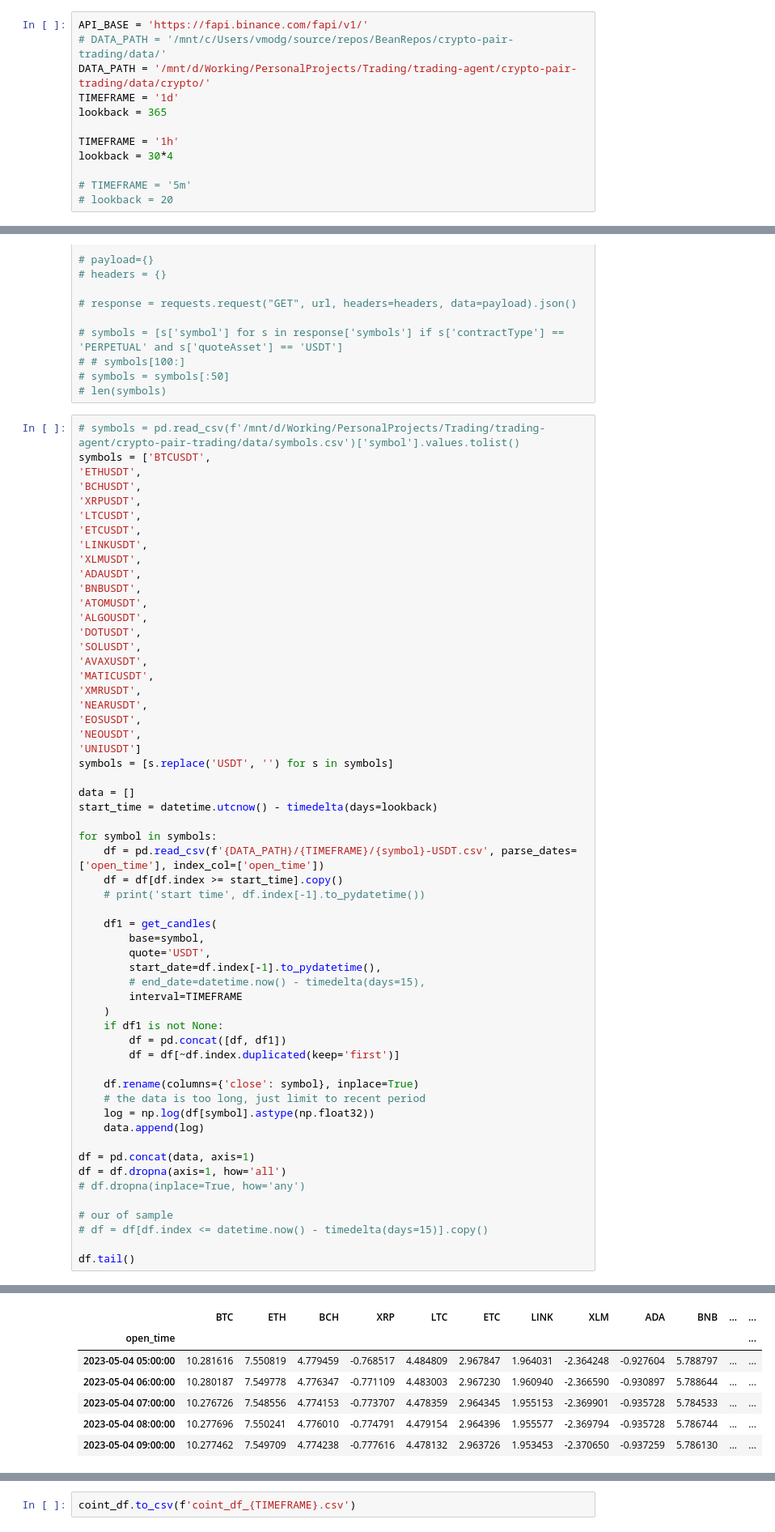
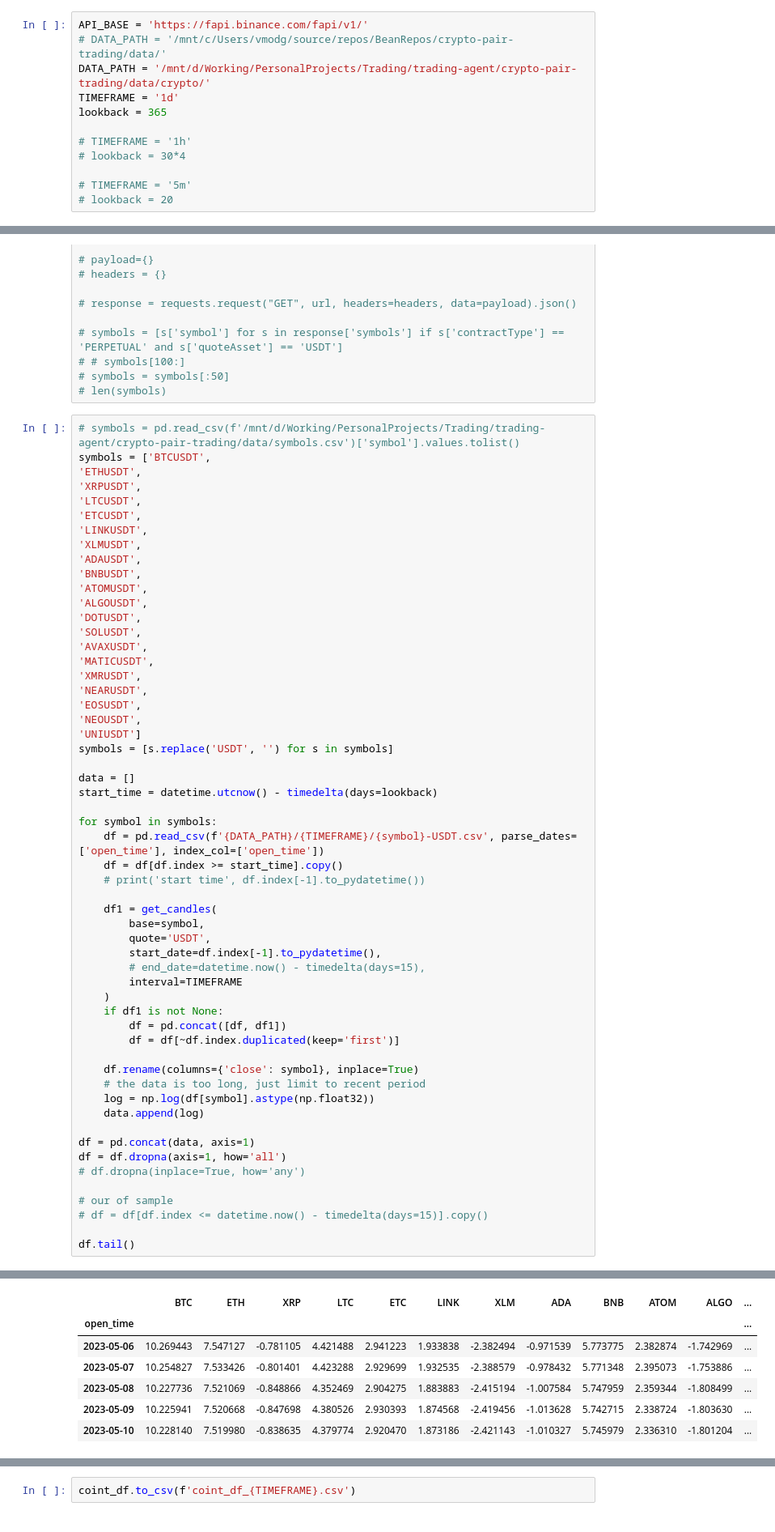
Before and after one commit to beannguyen/crypto-pair-trading, a Jupyter notebook: src/research/Live Test Crypto Pair Trading with Johansen Test.ipynb, the cells around one changed output, grey strips where cells are left out. Shown at 81% size. Cells and saved outputs as stored; diff of their text form.

```diff
--- a/src/research/Live Test Crypto Pair Trading with Johansen Test.ipynb
+++ b/src/research/Live Test Crypto Pair Trading with Johansen Test.ipynb
@@ -26,8 +26,8 @@ DATA_PATH = '/mnt/d/Working/PersonalProjects/Trading/trading-agent/crypto-pair-t
 TIMEFRAME = '1d'
 lookback = 365
 
-TIMEFRAME = '1h'
-lookback = 30*4
+# TIMEFRAME = '1h'
+# lookback = 30*4
 
 # TIMEFRAME = '5m'
 # lookback = 20
@@ -158,7 +158,6 @@ def get_candles(base, quote, start_date: datetime, end_date=None, interval='1m')
 # symbols = pd.read_csv(f'/mnt/d/Working/PersonalProjects/Trading/trading-agent/crypto-pair-trading/data/symbols.csv')['symbol'].values.tolist()
 symbols = ['BTCUSDT',
 'ETHUSDT',
-'BCHUSDT',
 'XRPUSDT',
 'LTCUSDT',
 'ETCUSDT',
@@ -216,7 +215,7 @@ df.tail()
-|  | BTC | ETH | BCH | XRP | LTC | ETC | LINK | XLM | ADA | BNB | ... | ... |
+|  | BTC | ETH | XRP | LTC | ETC | LINK | XLM | ADA | BNB | ATOM | ALGO | ... |
 | open_time |  |  |  |  |  |  |  |  |  |  |  | ... |
-| 2023-05-04 05:00:00 | 10.281616 | 7.550819 | 4.779459 | -0.768517 | 4.484809 | 2.967847 | 1.964031 | -2.364248 | -0.927604 | 5.788797 | ... | ... |
-| 2023-05-04 06:00:00 | 10.280187 | 7.549778 | 4.776347 | -0.771109 | 4.483003 | 2.967230 | 1.960940 | -2.366590 | -0.930897 | 5.788644 | ... | ... |
-| 2023-05-04 07:00:00 | 10.276726 | 7.548556 | 4.774153 | -0.773707 | 4.478359 | 2.964345 | 1.955153 | -2.369901 | -0.935728 | 5.784533 | ... | ... |
-| 2023-05-04 08:00:00 | 10.277696 | 7.550241 | 4.776010 | -0.774791 | 4.479154 | 2.964396 | 1.955577 | -2.369794 | -0.935728 | 5.786744 | ... | ... |
-| 2023-05-04 09:00:00 | 10.277462 | 7.549709 | 4.774238 | -0.777616 | 4.478132 | 2.963726 | 1.953453 | -2.370650 | -0.937259 | 5.786130 | ... | ... |
+| 2023-05-06 | 10.269443 | 7.547127 | -0.781105 | 4.421488 | 2.941223 | 1.933838 | -2.382494 | -0.971539 | 5.773775 | 2.382874 | -1.742969 | ... |
+| 2023-05-07 | 10.254827 | 7.533426 | -0.801401 | 4.423288 | 2.929699 | 1.932535 | -2.388579 | -0.978432 | 5.771348 | 2.395073 | -1.753886 | ... |
+| 2023-05-08 | 10.227736 | 7.521069 | -0.848866 | 4.352469 | 2.904275 | 1.883883 | -2.415194 | -1.007584 | 5.747959 | 2.359344 | -1.808499 | ... |
+| 2023-05-09 | 10.225941 | 7.520668 | -0.847698 | 4.380526 | 2.930393 | 1.874568 | -2.419456 | -1.013628 | 5.742715 | 2.338724 | -1.803630 | ... |
+| 2023-05-10 | 10.228140 | 7.519980 | -0.838635 | 4.379774 | 2.920470 | 1.873186 | -2.421143 | -1.010327 | 5.745979 | 2.336310 | -1.801204 | ... |
```
Also changed, not shown: parts of 3 cells of this notebook, 12 other files.
